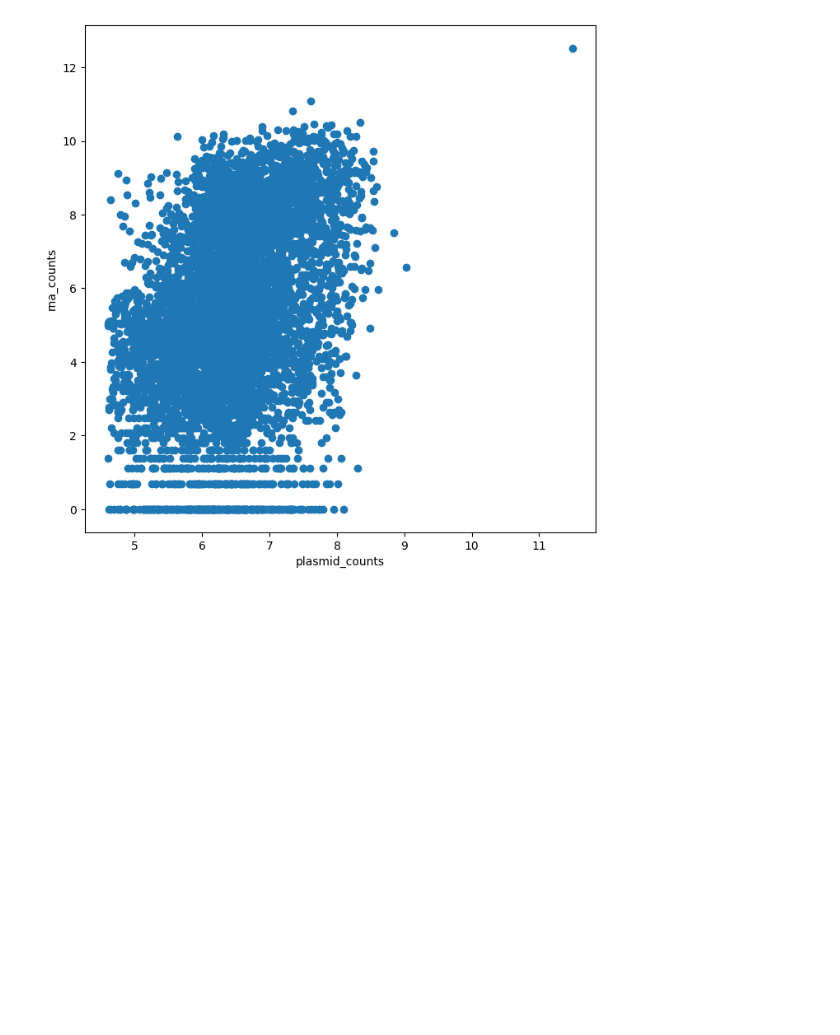
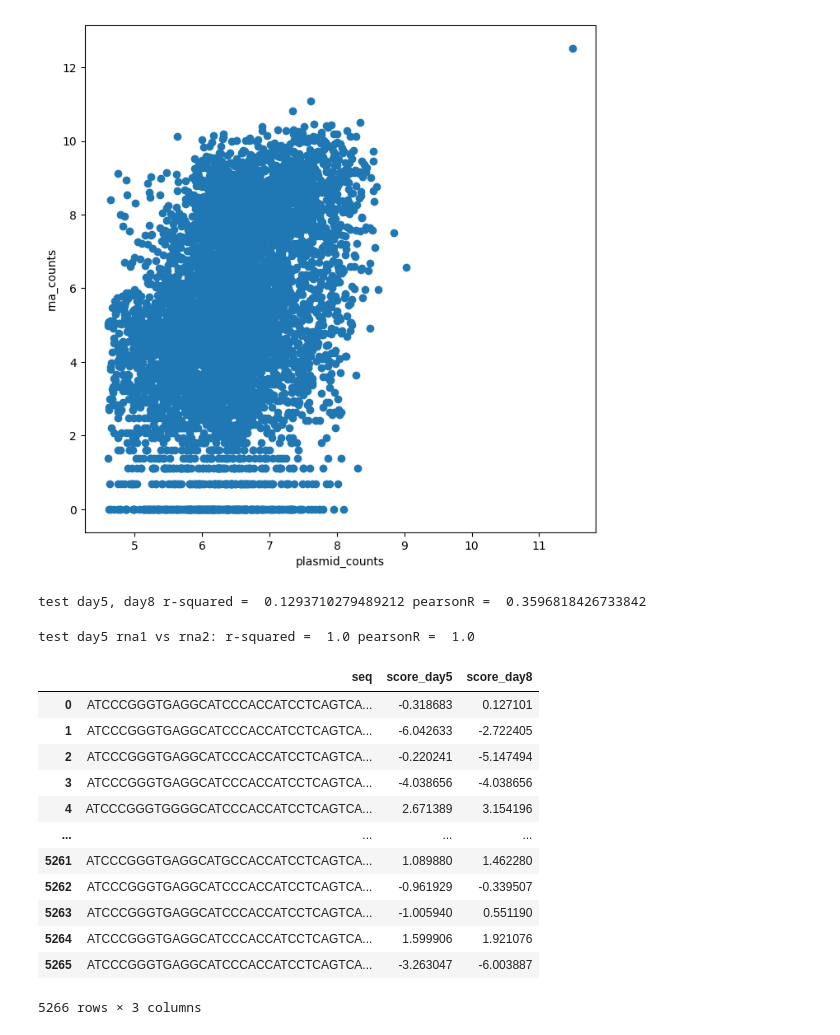
Before and after one commit to txdas/biotech, a Jupyter notebook: notebook/SEV_Promoter/1.preprocess.ipynb, the cells around one changed output. Saved outputs shown, nothing was run; the diff lists cells and outputs as text; code cells hidden in the pictures; blank space fills up the shorter version.

```diff
--- a/notebook/SEV_Promoter/1.preprocess.ipynb
+++ b/notebook/SEV_Promoter/1.preprocess.ipynb
@@ -71,3 +71,68 @@ plt.ylabel("rna_counts")
 plt.show()
 # %% [output]
 [figure]
+# %%
+import scipy.stats as stats
+from sklearn import preprocessing
+
+def r2(x,y):
+    slope, intercept, r_value, p_value, std_err = stats.linregress(x,y)
+    return r_value**2
+
+
+train_df = pd.read_csv(f"{datadir}/dna240610_rna240611-1_train.csv")
+test_df = pd.read_csv(f"{datadir}/dna240610_rna240611-1_test.csv")
+day5 = pd.concat([train_df,test_df])
+day8 = pd.read_csv("/Users/john/Desktop/sev/dna240610_rna240617-1_score.csv")
+day5["abs_score"] = day5["rna_counts"]/day5["plasmid_counts"]
+day5["score"] = np.log(day5["abs_score"])
+day8["abs_score"] = day8["rna_counts"]/day8["plasmid_counts"]
+day8["score"] = np.log(day8["abs_score"])
+day5=day5[["seq","score"]].rename(columns={"score":"score_day5"})
+day8=day8[["seq","score"]].rename(columns={"score":"score_day8"})
+df = pd.merge(day5,day8,on="seq")
+
+r = r2(df["score_day8"],df["score_day5"])
+pr =  stats.pearsonr(df["score_day8"],df["score_day5"])
+print('test day5, day8 r-squared = ', r, "pearsonR = ", pr[0])
+# %% [output]
+test day5, day8 r-squared =  0.1293710279489212 pearsonR =  0.3596818426733842
+# %%
+train_df = pd.read_csv(f"{datadir}/dna240610_rna240611-1_train.csv")
+test_df = pd.read_csv(f"{datadir}/dna240610_rna240611-1_test.csv")
+# train_df = pd.read_csv(f"{datadir}/dna240610_rna240611-2_train.csv")
+# test_df = pd.read_csv(f"{datadir}/dna240610_rna240611-2_test.csv")
+day5 = pd.concat([train_df,test_df])
+# day5=day5[(day5["plasmid_counts"]>=100)]
+# day8 = pd.concat([train_df,test_df])
+day5 = pd.read_csv("/Users/john/Desktop/sev/dna240610_rna240617-1_score.csv")
+day8 = pd.read_csv("/Users/john/Desktop/sev/dna240610_rna240617-2_score.csv")
+day5["abs_score"] = day5["rna_counts"]/day5["plasmid_counts"]
+day5["score"] = np.log(day5["abs_score"])
+day8["abs_score"] = day8["rna_counts"]/day8["plasmid_counts"]
+day8["score"] = np.log(day8["abs_score"])
+day5=day5[["seq","score"]].rename(columns={"score":"score_day5"})
+day8=day8[["seq","score"]].rename(columns={"score":"score_day8"})
+df = pd.merge(day5,day8,on="seq")
+
+r = r2(df["score_day8"],df["score_day5"])
+pr =  stats.pearsonr(df["score_day8"],df["score_day5"])
+print('test day5 rna1 vs rna2: r-squared = ', r, "pearsonR = ", pr[0])
+# %% [output]
+test day5 rna1 vs rna2: r-squared =  1.0 pearsonR =  1.0
+# %%
+df
+# %% [output]
+|  | seq | score_day5 | score_day8 |
+| 0 | ATCCCGGGTGAGGCATCCCACCATCCTCAGTCA... | -0.318683 | 0.127101 |
+| 1 | ATCCCGGGTGAGGCATCCCACCATCCTCAGTCA... | -6.042633 | -2.722405 |
+| 2 | ATCCCGGGTGAGGCATCCCACCATCCTCAGTCA... | -0.220241 | -5.147494 |
+| 3 | ATCCCGGGTGAGGCATCCCACCATCCTCAGTCA... | -4.038656 | -4.038656 |
+| 4 | ATCCCGGGTGGGGCATCCCACCATCCTCAGTCA... | 2.671389 | 3.154196 |
+| ... | ... | ... | ... |
+| 5261 | ATCCCGGGTGAGGCATGCCACCATCCTCAGTCA... | 1.089880 | 1.462280 |
+| 5262 | ATCCCGGGTGAGGCATCCCACCATCCTCAGTCA... | -0.961929 | -0.339507 |
+| 5263 | ATCCCGGGTGAGGCATCCCACCATCCTCAGTCA... | -1.005940 | 0.551190 |
+| 5264 | ATCCCGGGTGAGGCATCCCACCATCCTCAGTCA... | 1.599906 | 1.921076 |
+| 5265 | ATCCCGGGTGAGGCATCCCACCATCCTCAGTCA... | -3.263047 | -6.003887 |
+5266 rows × 3 columns
```
Also changed, not shown: 7 other files.
